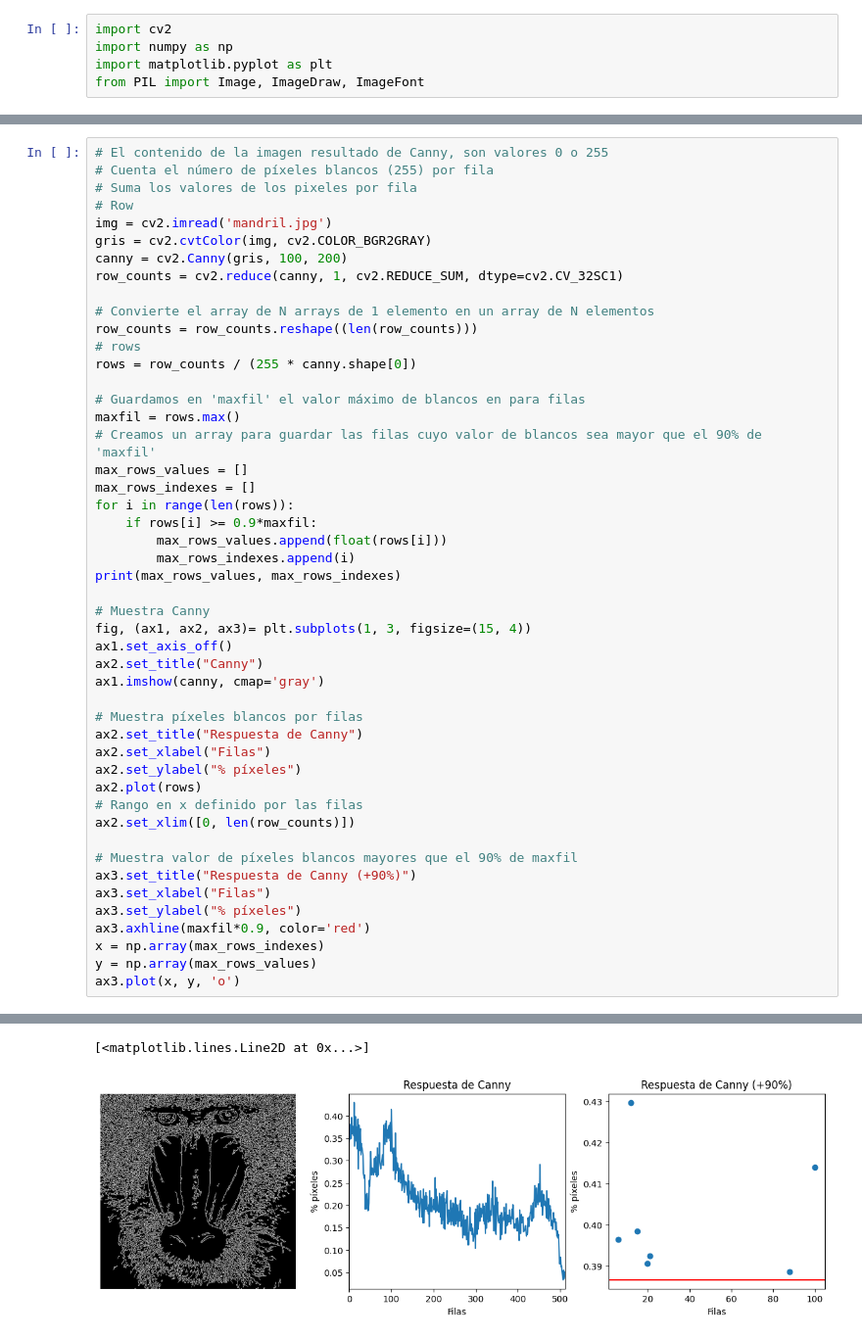
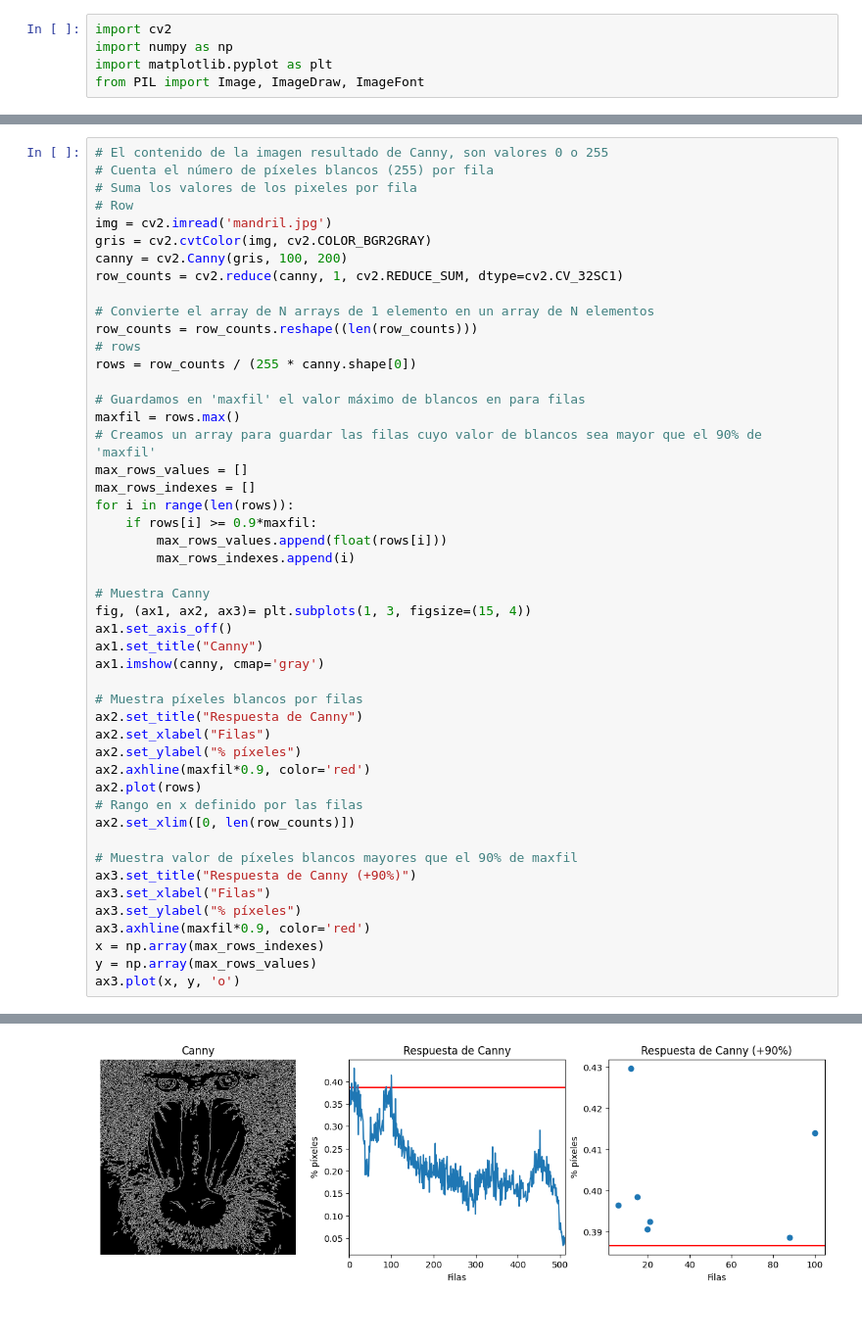
Before and after one commit to AllenHyun/VC_P2_LRM_MCV, a Jupyter notebook: Tareas.ipynb, the cells around one changed output, grey strips where cells are left out. Shown at 98% size. Cells and saved outputs as stored; diff of their text form.

```diff
--- a/Tareas.ipynb
+++ b/Tareas.ipynb
@@ -27,18 +29,18 @@ for i in range(len(rows)):
     if rows[i] >= 0.9*maxfil:
         max_rows_values.append(float(rows[i]))
         max_rows_indexes.append(i)
-print(max_rows_values, max_rows_indexes)
 
 # Muestra Canny
 fig, (ax1, ax2, ax3)= plt.subplots(1, 3, figsize=(15, 4))
 ax1.set_axis_off()
-ax2.set_title("Canny")
+ax1.set_title("Canny")
 ax1.imshow(canny, cmap='gray')
 
 # Muestra píxeles blancos por filas
 ax2.set_title("Respuesta de Canny")
 ax2.set_xlabel("Filas")
 ax2.set_ylabel("% píxeles")
+ax2.axhline(maxfil*0.9, color='red')
 ax2.plot(rows)
 # Rango en x definido por las filas
 ax2.set_xlim([0, len(row_counts)])
@@ -56,3 +58,2 @@ ax3.plot(x, y, 'o')
-[<matplotlib.lines.Line2D at 0x...>]
-[figure, old version]
+[figure, new version]
 # %% [markdown]
```
Also changed, not shown: parts of 6 cells of this notebook.
